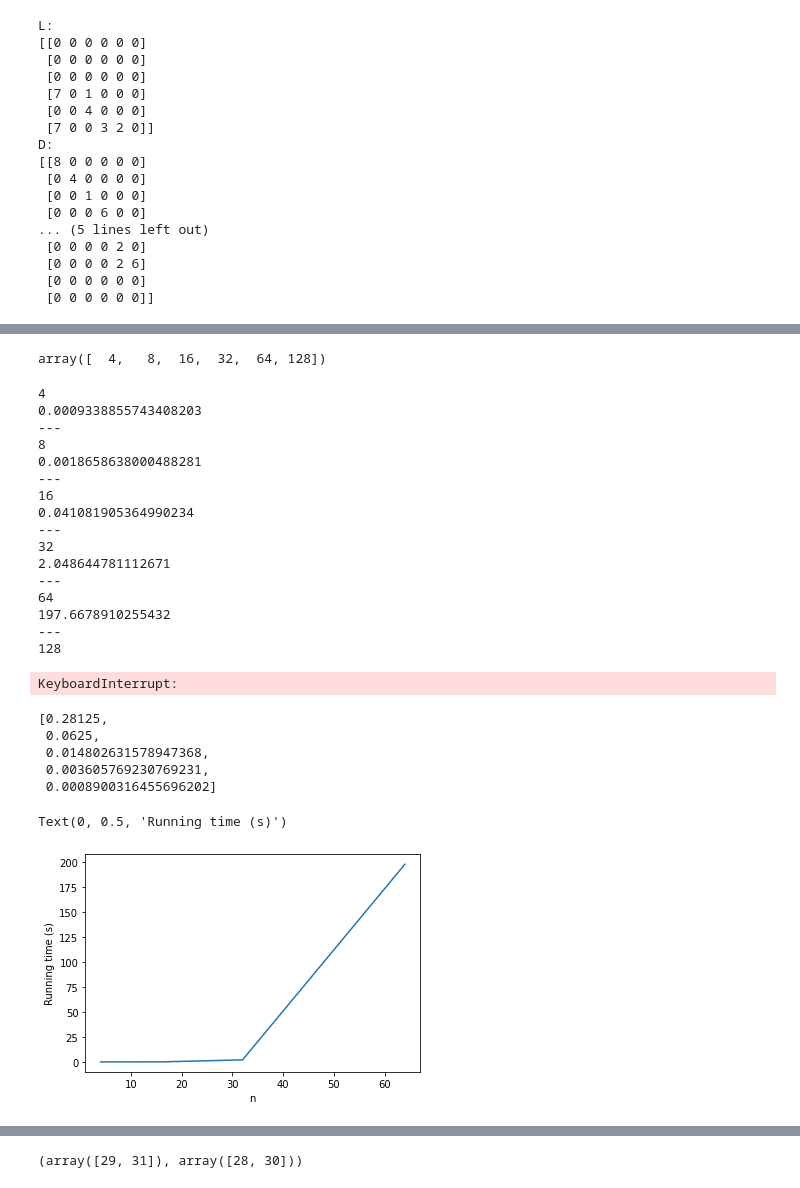
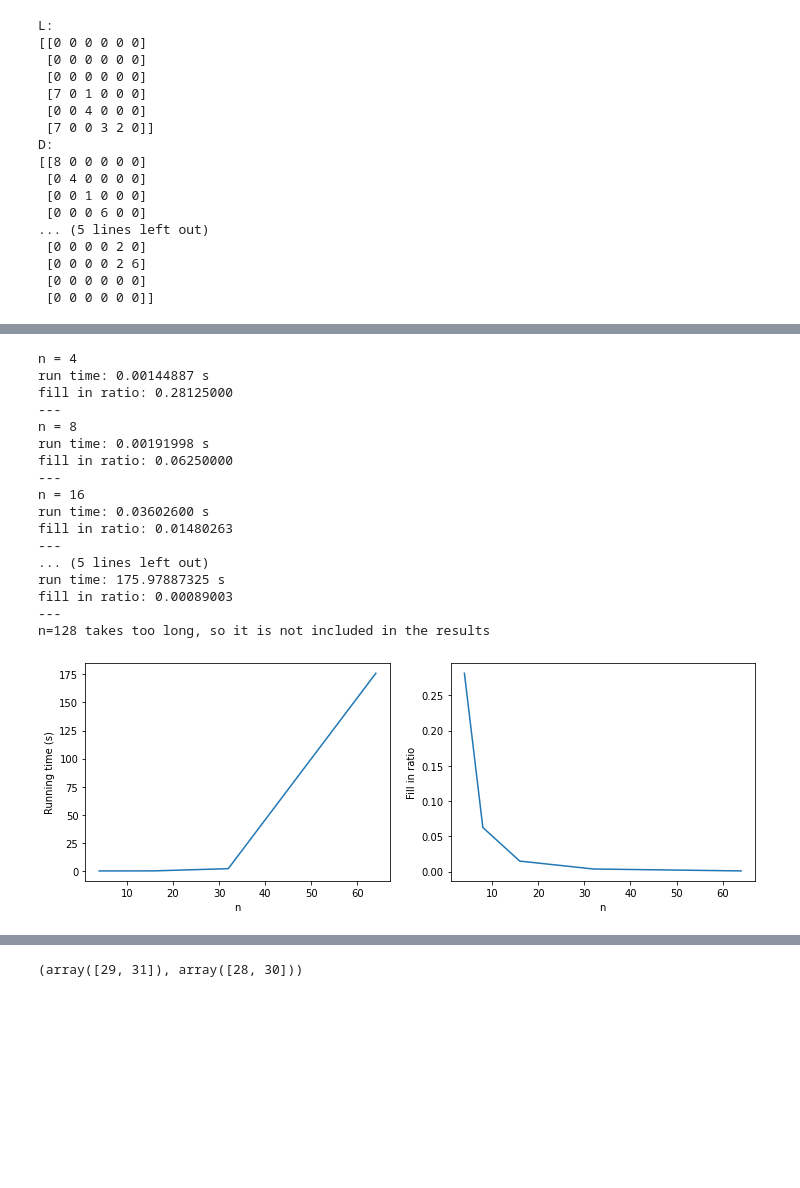
Before and after one commit to DionEngels/ScientificProgramming, a Jupyter notebook: Set 3/exset3.ipynb, the cells around one changed output, grey strips where cells are left out. Cells and saved outputs as stored; diff of their text form; code cells hidden in the pictures; blank space fills up the shorter version.

```diff
--- a/Set 3/exset3.ipynb
+++ b/Set 3/exset3.ipynb
@@ -212,7 +217,0 @@ matrix([[ 8.,  0.,  0.,  0.,  0.,  0.],
-# %%
-### b
-k = 7
-n_list = 2 ** np.arange(2, k+1)
-n_list
-# %% [output]
-array([  4,   8,  16,  32,  64, 128])
@@ -219,51 +224,54 @@ array([  4,   8,  16,  32,  64, 128])
 # %%
+### b
+k = 6
+n_list = 2 ** np.arange(2, k+1)
+
 running_times = []
 fillin = []
 for n in n_list:
-    print(n)
+    print(f"n = {n}")
     A, _ = fdm2d(n,-1.0,-1.0,3.0,-4.0,1.0)
 
     start_time = time.time()
     LDU = ldu(A.toarray())
     run_time = time.time() - start_time
     running_times.append(run_time)
-    print("run time: {:.8f} s".format(run_time))
+    print(f"run time: {run_time:.8f} s")
 
-    fillin.append(len(np.nonzero(L+D+U)[0]) / len(np.nonzero(A.toarray())[0]))
+    fill_in_ratio = len(np.nonzero(L+D+U)[0]) / len(np.nonzero(A.toarray())[0])
+    fillin.append(fill_in_ratio)
+    print(f"fill in ratio: {fill_in_ratio:.8f}")
     print("---")
+print("n=128 takes too long, so it is not included in the results")
 # %% [output]
-4
-0.0009338855743408203
+n = 4
+run time: 0.00144887 s
+fill in ratio: 0.28125000
 ---
-8
-0.0018658638000488281
+n = 8
+run time: 0.00191998 s
+fill in ratio: 0.06250000
 ---
-16
-0.041081905364990234
+n = 16
+run time: 0.03602600 s
+fill in ratio: 0.01480263
 ---
-32
-2.048644781112671
+... (5 lines left out)
+run time: 175.97887325 s
+fill in ratio: 0.00089003
 ---
-64
-197.6678910255432
----
-128
+n=128 takes too long, so it is not included in the results
-KeyboardInterrupt:
-# %%
-fillin
-# %% [output]
-[0.28125,
- 0.0625,
- 0.014802631578947368,
- 0.003605769230769231,
- 0.0008900316455696202]
-# %%
-plt.plot(n_list[:-1], running_times)
-plt.xlabel("n")
-plt.ylabel("Running time (s)")
-# %% [output]
-Text(0, 0.5, 'Running time (s)')
-[figure, removed]
+# %%
+fig, (ax1, ax2) = plt.subplots(1,2, sharex=True, figsize=(12,4))
+ax1.plot(n_list, running_times)
+ax1.set_xlabel("n")
+ax1.set_ylabel("Running time (s)")
+
+ax2.plot(n_list, fillin)
+ax2.set_xlabel("n")
+ax2.set_ylabel("Fill in ratio");
+# %% [output]
+[figure, added]
 # %%
 ### c
 # %%
```
Also changed, not shown: parts of 10 cells of this notebook.
